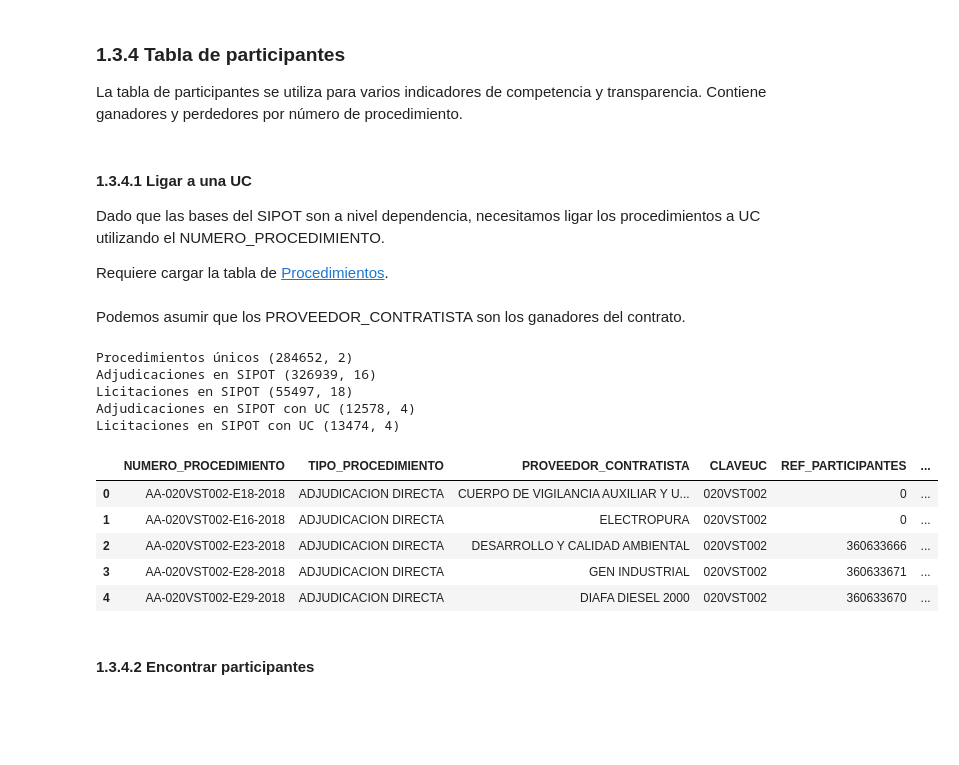
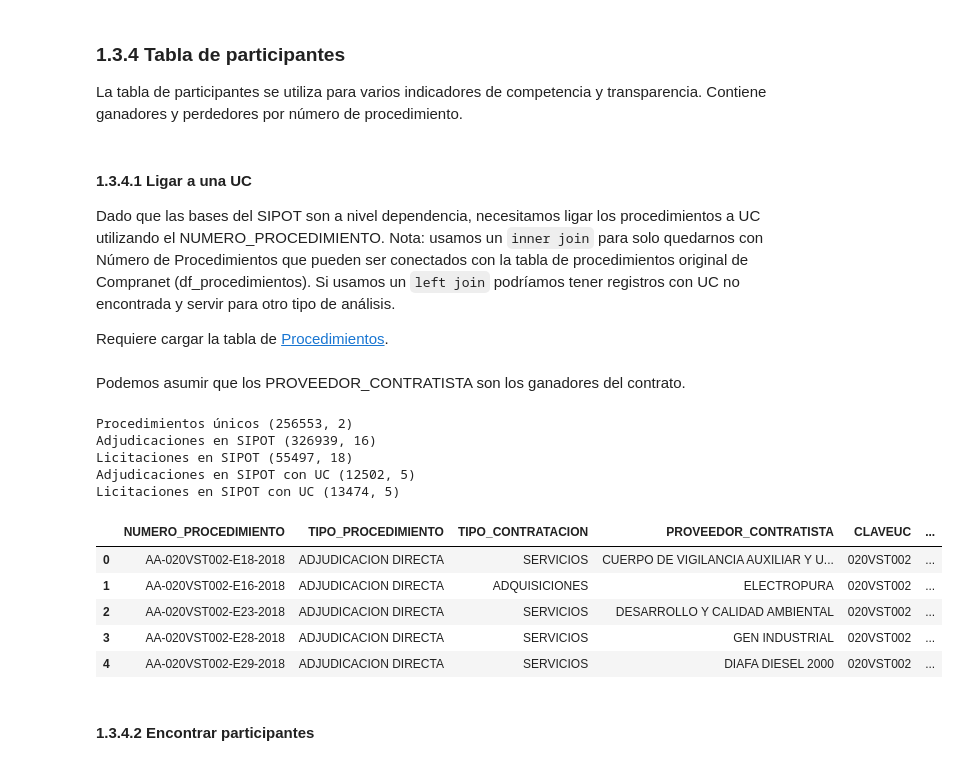
Before and after one commit to imco/IRC, a Jupyter notebook: notebooks/IRC_v2.ipynb, the cells around one changed output. Cells and saved outputs as stored; diff of their text form; code cells hidden in the pictures; blank space fills up the shorter version.

Commit message:
Add TIPO_CONTRATACION to df_participantes

```diff
--- a/notebooks/IRC_v2.ipynb
+++ b/notebooks/IRC_v2.ipynb
@@ -671,7 +671,7 @@ La tabla de participantes se utiliza para varios indicadores de competencia y tr
 # %% [markdown]
 #### 1.3.4.1 Ligar a una UC
 
-Dado que las bases del SIPOT son a nivel dependencia, necesitamos ligar los procedimientos a UC utilizando el NUMERO_PROCEDIMIENTO.
+Dado que las bases del SIPOT son a nivel dependencia, necesitamos ligar los procedimientos a UC utilizando el NUMERO_PROCEDIMIENTO. Nota: usamos un `inner join` para solo quedarnos con Número de Procedimientos que pueden ser conectados con la tabla de procedimientos original de Compranet (df_procedimientos). Si usamos un `left join` podríamos tener registros con UC no encontrada y servir para otro tipo de análisis.
 
 Requiere cargar la tabla de [Procedimientos](#2.1-Procedimientos).
 # %% [markdown]
@@ -684,44 +684,49 @@ print('Adjudicaciones en SIPOT', df_sipot_adj.shape)
 print('Licitaciones en SIPOT', df_sipot_lic.shape)
 
 # Columnas a tomar para la tabla de participantes
-cpart = ['NUMERO_PROCEDIMIENTO', 'TIPO_PROCEDIMIENTO', 'PROVEEDOR_CONTRATISTA']
+cpart = [
+    'NUMERO_PROCEDIMIENTO',
+    'TIPO_PROCEDIMIENTO',
+    'TIPO_CONTRATACION',
+    'PROVEEDOR_CONTRATISTA'
+]
 
 df_ganadores_adj = df_sipot_adj[cpart].merge(unique_procs)
 print('Adjudicaciones en SIPOT con UC', df_ganadores_adj.shape)
 
 df_ganadores_lic = df_sipot_lic[cpart].merge(unique_procs)
 print('Licitaciones en SIPOT con UC', df_ganadores_lic.shape)
 
 # Dependiendo del tipo de procedimiento vamos a necesitar una columna distinta para las tablas referenciadas.
 df_ganadores_adj['REF_PARTICIPANTES'] = df_sipot_adj['REF_COTIZACIONES']
 df_ganadores_lic['REF_PARTICIPANTES'] = df_sipot_lic['REF_OFERTAS']
 
 # Concatena ambas bases
 df_participantes = pd.concat([df_ganadores_adj, df_ganadores_lic])
 
 df_participantes.REF_PARTICIPANTES.fillna(0, inplace=True)
 df_participantes.REF_PARTICIPANTES = df_participantes.REF_PARTICIPANTES.astype(int)
 
 # Asumimos que los proveedores en la tabla principal son ganadores
 # Los participantes (perdedores) estarán referenciados más adelante
 df_participantes['ESTATUS_DE_PROPUESTA'] = 'GANADOR'
 
 del df_ganadores_adj
 del df_ganadores_lic
 del unique_procs
 df_participantes.head()
 # %% [output]
-Procedimientos únicos (284652, 2)
+Procedimientos únicos (256553, 2)
 Adjudicaciones en SIPOT (326939, 16)
 Licitaciones en SIPOT (55497, 18)
-Adjudicaciones en SIPOT con UC (12578, 4)
-Licitaciones en SIPOT con UC (13474, 4)
+Adjudicaciones en SIPOT con UC (12502, 5)
+Licitaciones en SIPOT con UC (13474, 5)
-|  | NUMERO_PROCEDIMIENTO | TIPO_PROCEDIMIENTO | PROVEEDOR_CONTRATISTA | CLAVEUC | REF_PARTICIPANTES | ... |
-| 0 | AA-020VST002-E18-2018 | ADJUDICACION DIRECTA | CUERPO DE VIGILANCIA AUXILIAR Y U... | 020VST002 | 0 | ... |
-| 1 | AA-020VST002-E16-2018 | ADJUDICACION DIRECTA | ELECTROPURA | 020VST002 | 0 | ... |
-| 2 | AA-020VST002-E23-2018 | ADJUDICACION DIRECTA | DESARROLLO Y CALIDAD AMBIENTAL | 020VST002 | 360633666 | ... |
-| 3 | AA-020VST002-E28-2018 | ADJUDICACION DIRECTA | GEN INDUSTRIAL | 020VST002 | 360633671 | ... |
-| 4 | AA-020VST002-E29-2018 | ADJUDICACION DIRECTA | DIAFA DIESEL 2000 | 020VST002 | 360633670 | ... |
+|  | NUMERO_PROCEDIMIENTO | TIPO_PROCEDIMIENTO | TIPO_CONTRATACION | PROVEEDOR_CONTRATISTA | CLAVEUC | ... |
+| 0 | AA-020VST002-E18-2018 | ADJUDICACION DIRECTA | SERVICIOS | CUERPO DE VIGILANCIA AUXILIAR Y U... | 020VST002 | ... |
+| 1 | AA-020VST002-E16-2018 | ADJUDICACION DIRECTA | ADQUISICIONES | ELECTROPURA | 020VST002 | ... |
+| 2 | AA-020VST002-E23-2018 | ADJUDICACION DIRECTA | SERVICIOS | DESARROLLO Y CALIDAD AMBIENTAL | 020VST002 | ... |
+| 3 | AA-020VST002-E28-2018 | ADJUDICACION DIRECTA | SERVICIOS | GEN INDUSTRIAL | 020VST002 | ... |
+| 4 | AA-020VST002-E29-2018 | ADJUDICACION DIRECTA | SERVICIOS | DIAFA DIESEL 2000 | 020VST002 | ... |
 # %% [markdown]
 #### 1.3.4.2 Encontrar participantes
 # %% [markdown]
```
Also changed, not shown: parts of 13 cells of this notebook.
